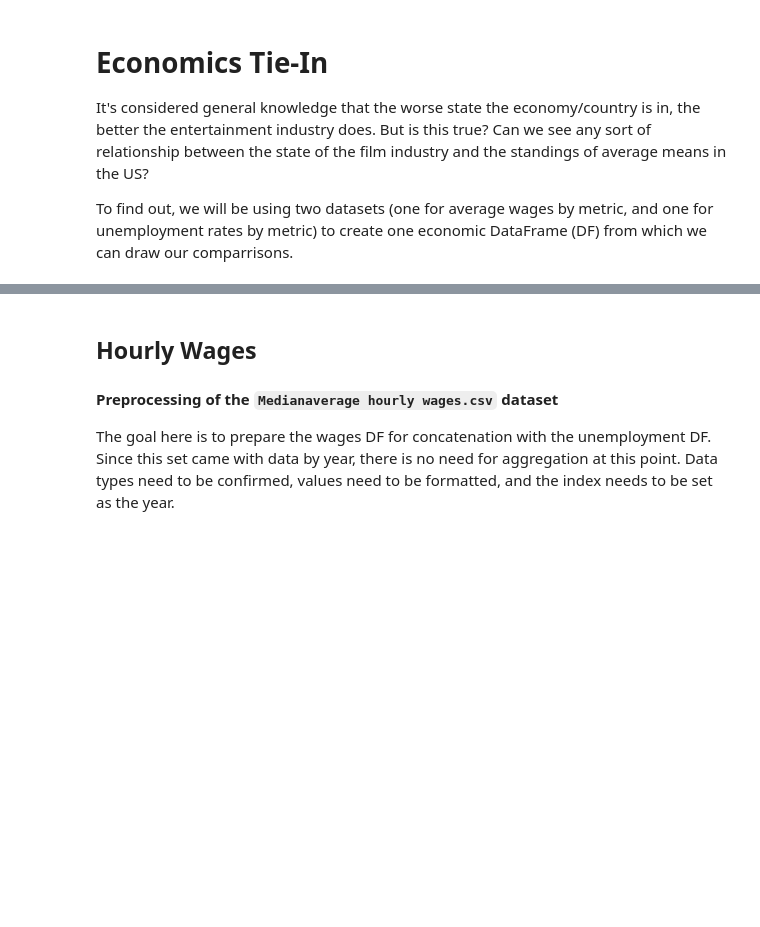
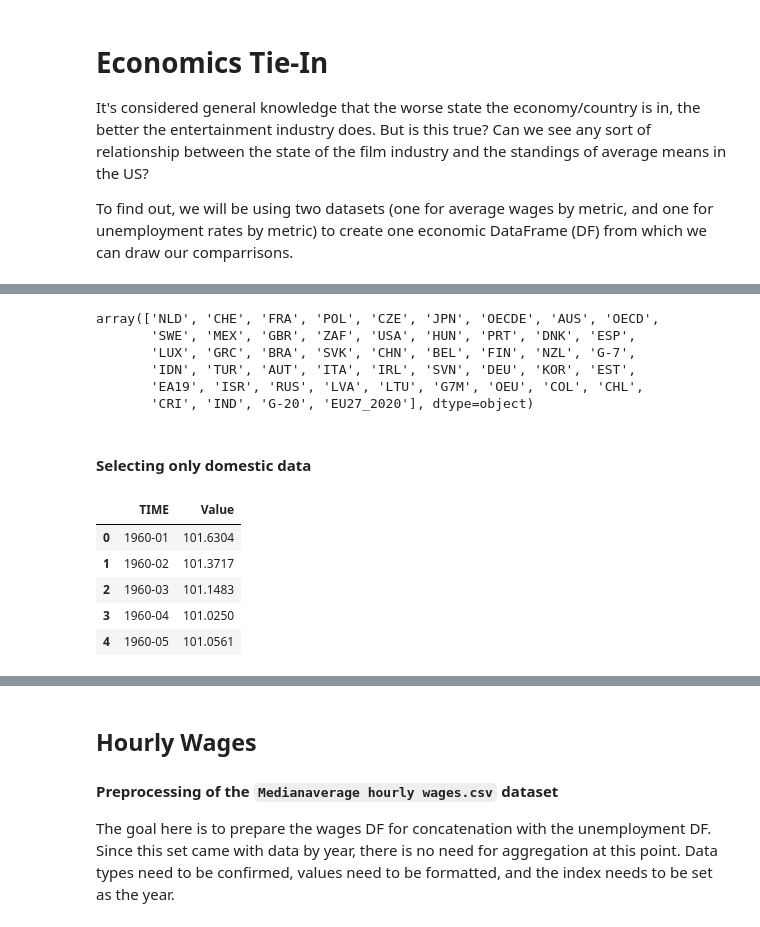
Before and after one commit to bychok/ai_project_2_group_10, a Jupyter notebook: financial_EDA.ipynb, the cells around one changed output, grey strips where cells are left out. Drawn from its saved outputs; the diff is of its cells as text; code cells hidden in the pictures; blank space fills up the shorter version.

```diff
--- a/Testing.ipynb
+++ b/financial_EDA.ipynb
@@ -33,0 +105,10 @@ df_unemp = pd.read_csv("./Resources/EPI Data Library - Unemployment.csv")
+# %%
+# Continuing EDA
+df_cci['LOCATION'].unique()
+# %% [output]
+array(['NLD', 'CHE', 'FRA', 'POL', 'CZE', 'JPN', 'OECDE', 'AUS', 'OECD',
+       'SWE', 'MEX', 'GBR', 'ZAF', 'USA', 'HUN', 'PRT', 'DNK', 'ESP',
+       'LUX', 'GRC', 'BRA', 'SVK', 'CHN', 'BEL', 'FIN', 'NZL', 'G-7',
+       'IDN', 'TUR', 'AUT', 'ITA', 'IRL', 'SVN', 'DEU', 'KOR', 'EST',
+       'EA19', 'ISR', 'RUS', 'LVA', 'LTU', 'G7M', 'OEU', 'COL', 'CHL',
+       'CRI', 'IND', 'G-20', 'EU27_2020'], dtype=object)
@@ -33,0 +119,20 @@ df_unemp = pd.read_csv("./Resources/EPI Data Library - Unemployment.csv")
+# %% [markdown]
+#### Selecting only domestic data
+# %%
+# Selecting uneeded columns from `df_cci`
+drop_cols = [
+    'LOCATION', 'INDICATOR', 'SUBJECT', 'MEASURE', 'FREQUENCY', 'Flag Codes'
+]
+# %%
+# Copying domestic data from `df_cci` to `df_cci_us` and removing uneeded columns
+df_cci_us = df_cci.loc[df_cci['LOCATION'] == 'USA'].drop(columns=drop_cols).reset_index(drop=True).copy()
+
+# Viewing `df_cci_us`
+df_cci_us.head()
+# %% [output]
+|  | TIME | Value |
+| 0 | 1960-01 | 101.6304 |
+| 1 | 1960-02 | 101.3717 |
+| 2 | 1960-03 | 101.1483 |
+| 3 | 1960-04 | 101.0250 |
+| 4 | 1960-05 | 101.0561 |
```
Also changed, not shown: parts of 26 cells of this notebook.
